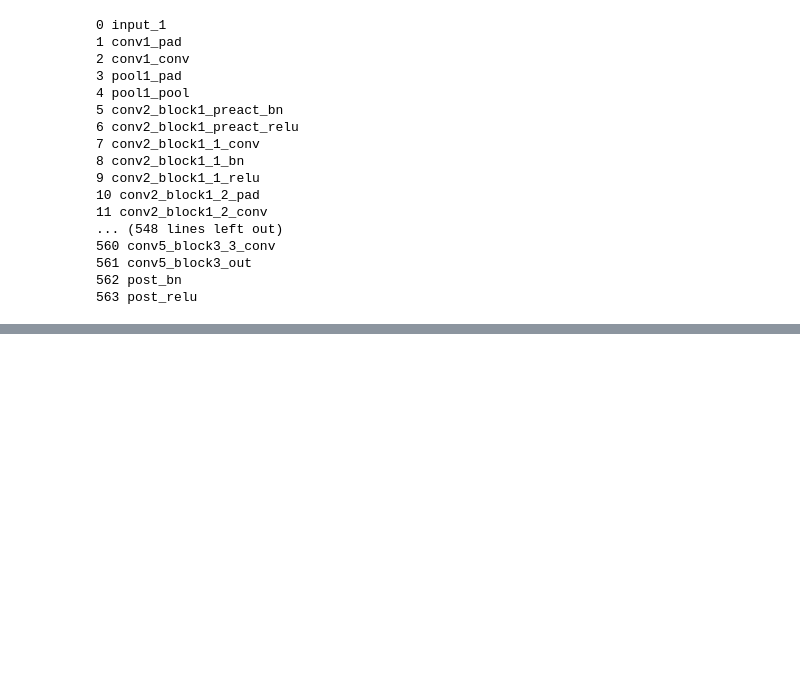
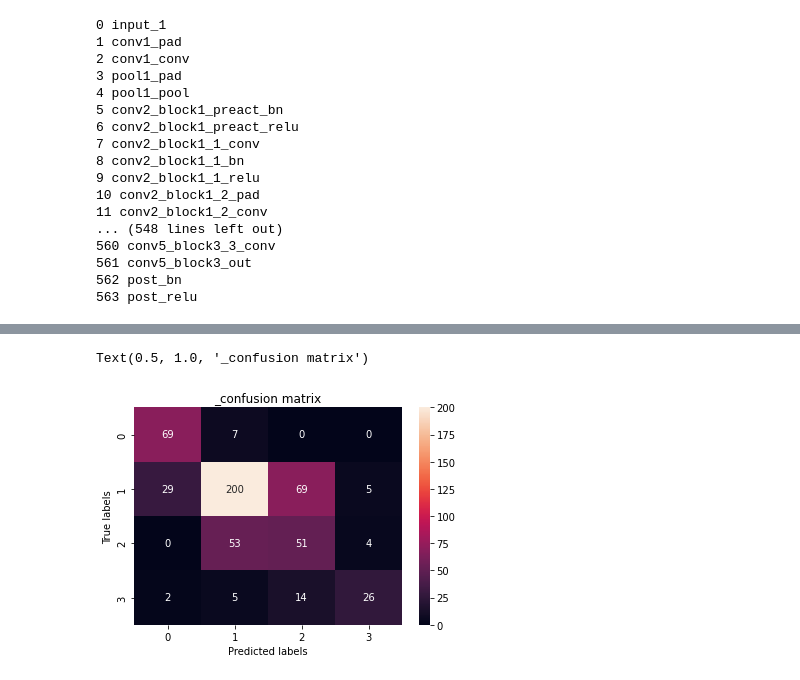
Before and after one commit to ejcho3792/TIL, a Jupyter notebook: tensorflow/pjt07/Resnet_classifier.ipynb, the cells around one changed output, grey strips where cells are left out. Saved outputs shown, nothing was run; the diff lists cells and outputs as text; code cells hidden in the pictures; blank space fills up the shorter version.

```diff
--- a/tensorflow/pjt07/Resnet_classifier.ipynb
+++ b/tensorflow/pjt07/Resnet_classifier.ipynb
@@ -346,5 +308,8 @@ print(classification_report(classes, y_pred, target_names=class_names))
 # %%
 ax = plt.subplot()
 sns.heatmap(confusion_matrix(classes, y_pred), annot=True, fmt='d' )
 ax.set_xlabel('Predicted labels');ax.set_ylabel('True labels');
-ax.set_title(f'{subject}_confusion matrix')
+ax.set_title('_confusion matrix')
+# %% [output]
+Text(0.5, 1.0, '_confusion matrix')
+[figure, added]
```
Also changed, not shown: parts of 14 cells of this notebook, 3 other files.
